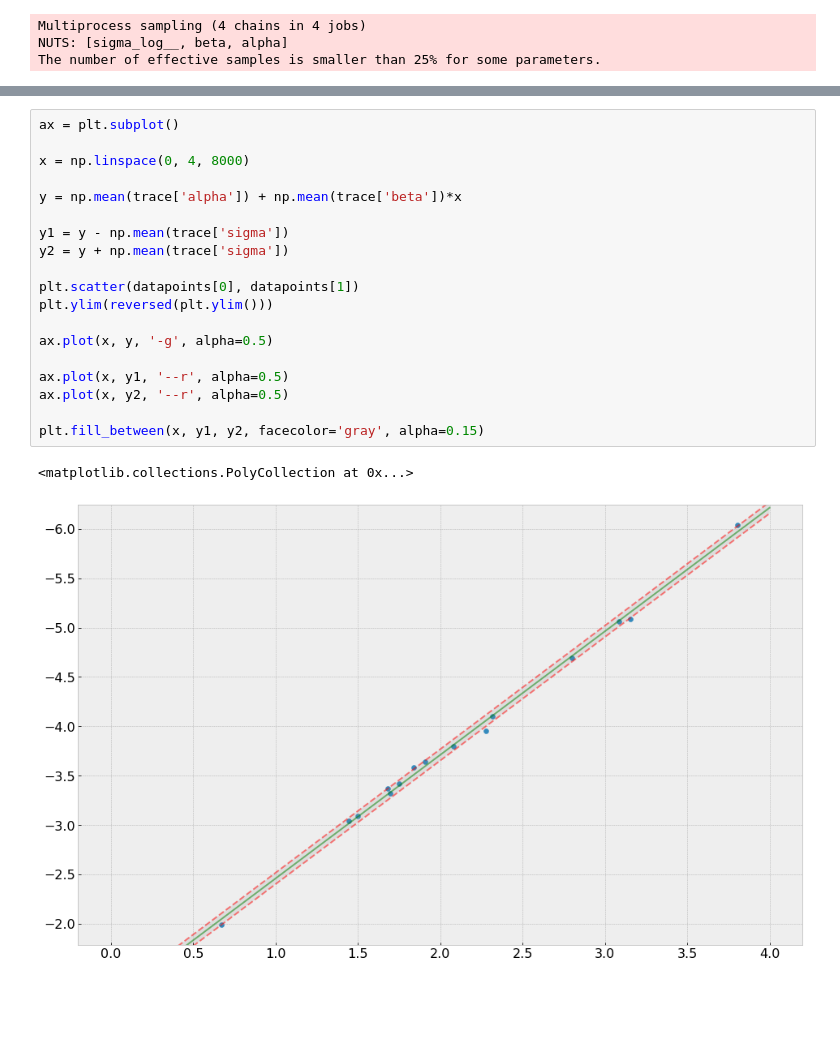
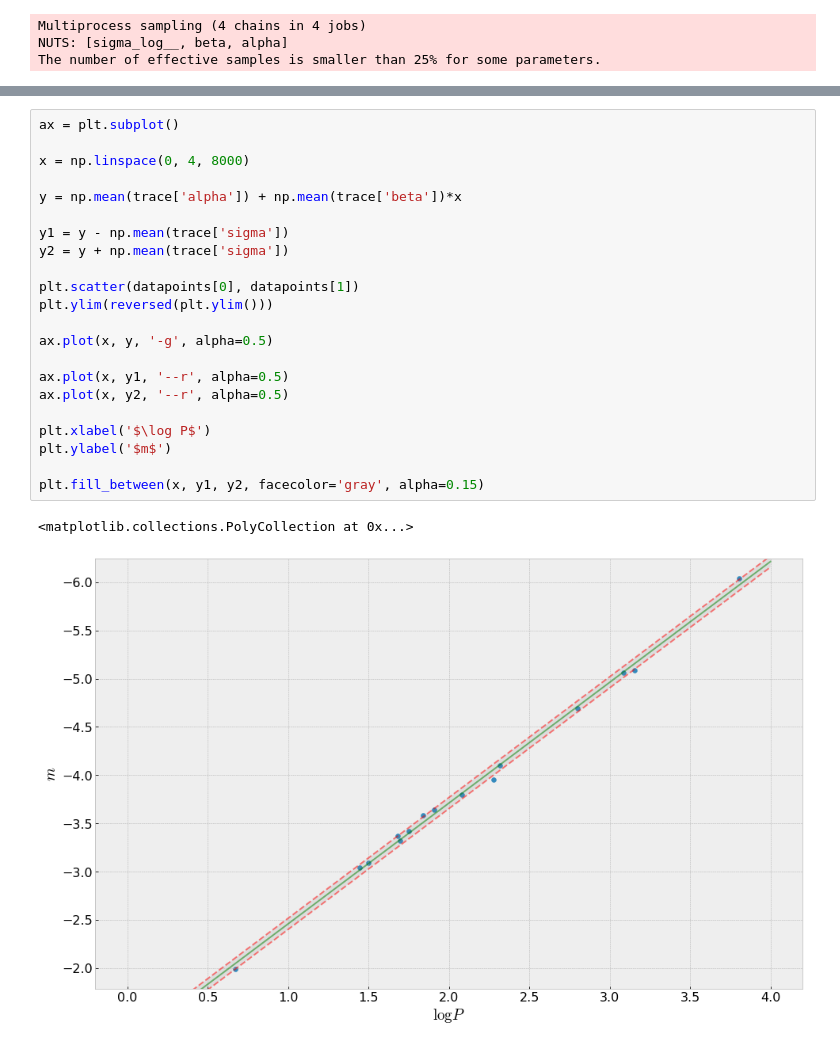
Before and after one commit to agustrionopj/Learning-Bayesian, a Jupyter notebook: Belajar-Bayesian-RealData.ipynb, the cells around one changed output, grey strips where cells are left out. Cells and saved outputs as stored; diff of their text form; blank space fills up the shorter version.

```diff
--- a/Belajar-Bayesian-RealData.ipynb
+++ b/Belajar-Bayesian-RealData.ipynb
@@ -102,25 +104,28 @@ array([<matplotlib.axes._subplots.AxesSubplot object at 0x...>,
 # %%
 ax = plt.subplot()
 
 x = np.linspace(0, 4, 8000)
 
 y = np.mean(trace['alpha']) + np.mean(trace['beta'])*x
 
 y1 = y - np.mean(trace['sigma'])
 y2 = y + np.mean(trace['sigma'])
 
 plt.scatter(datapoints[0], datapoints[1])
 plt.ylim(reversed(plt.ylim()))
 
 ax.plot(x, y, '-g', alpha=0.5)
 
 ax.plot(x, y1, '--r', alpha=0.5)
 ax.plot(x, y2, '--r', alpha=0.5)
 
+plt.xlabel('$\log P$')
+plt.ylabel('$m$')
+
 plt.fill_between(x, y1, y2, facecolor='gray', alpha=0.15)
 # %% [output]
 <matplotlib.collections.PolyCollection at 0x...>
-[figure, old version]
+[figure, new version]
 # %%
 from pymc3 import autocorrplot
 
```
Also changed, not shown: parts of 4 cells of this notebook, 1 other file.
